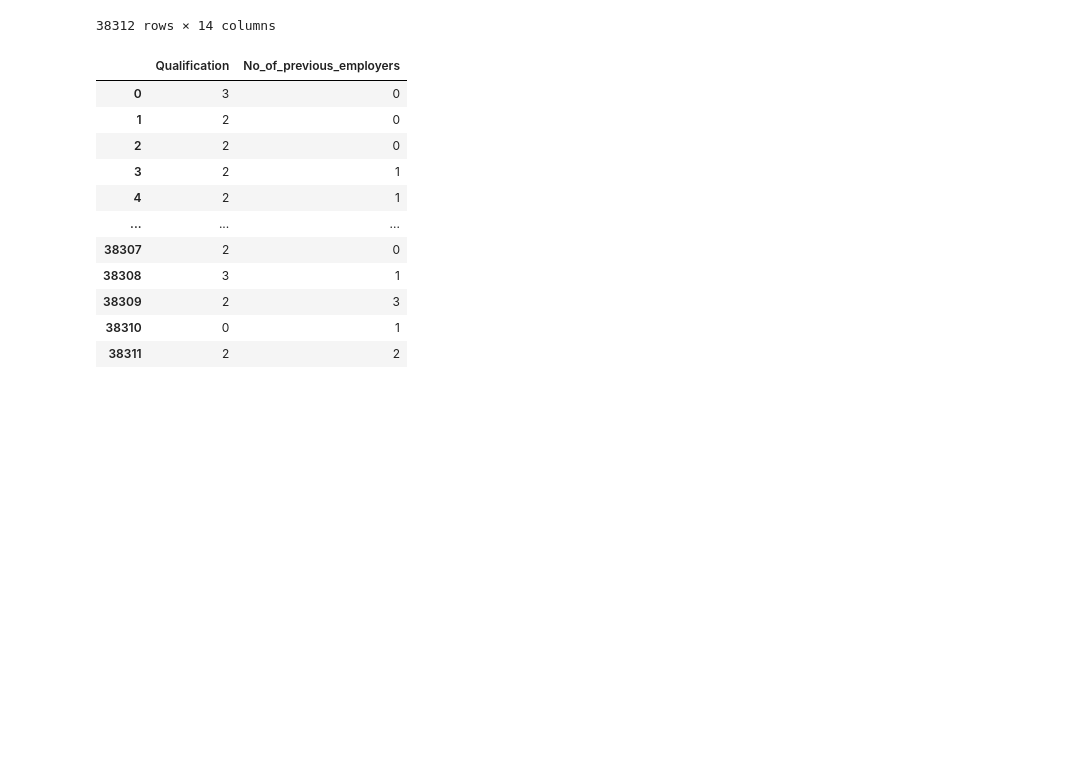
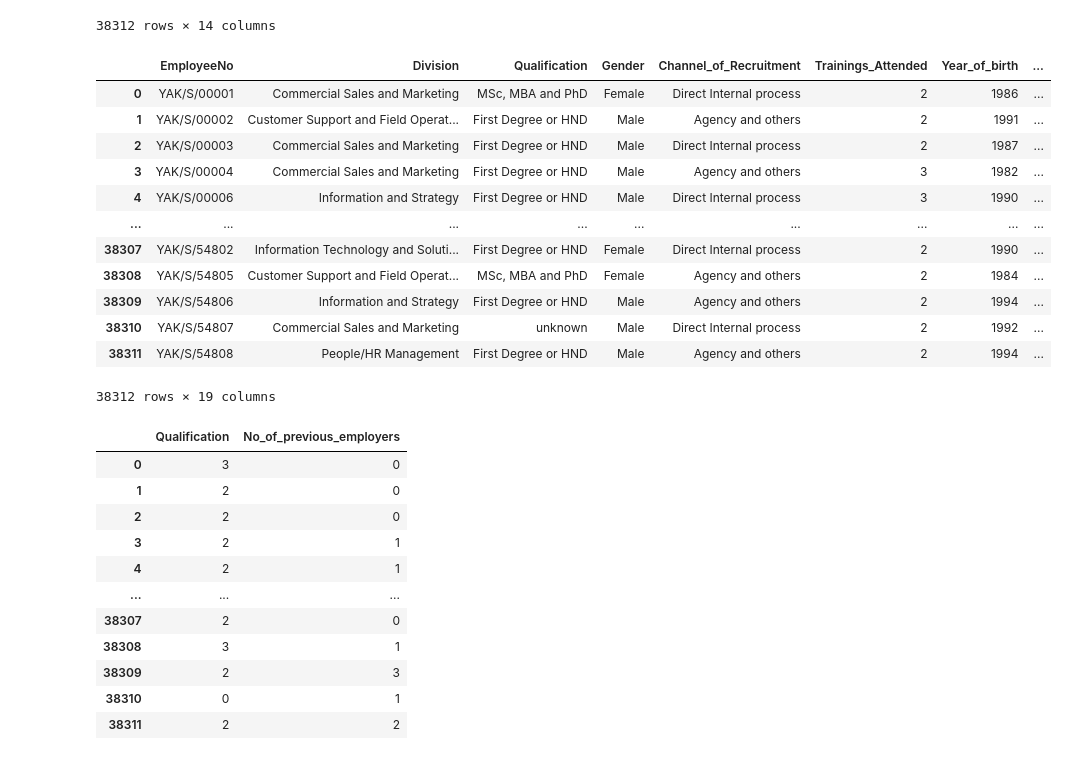
Before and after one commit to tizycki/intercampusai2019, a Jupyter notebook: data_exploration.ipynb, the cells around one changed output. Saved outputs shown, nothing was run; the diff lists cells and outputs as text; code cells hidden in the pictures; blank space fills up the shorter version.

```diff
--- a/data_exploration.ipynb
+++ b/data_exploration.ipynb
@@ -285 +314,17 @@ cat_pipeline = Pipeline(steps=[('label_enc_selector', FeatureSelector(label_enco
+# %%
+df_train
+# %% [output]
+|  | EmployeeNo | Division | Qualification | Gender | Channel_of_Recruitment | Trainings_Attended | Year_of_birth | ... |
+| 0 | YAK/S/00001 | Commercial Sales and Marketing | MSc, MBA and PhD | Female | Direct Internal process | 2 | 1986 | ... |
+| 1 | YAK/S/00002 | Customer Support and Field Operat... | First Degree or HND | Male | Agency and others | 2 | 1991 | ... |
+| 2 | YAK/S/00003 | Commercial Sales and Marketing | First Degree or HND | Male | Direct Internal process | 2 | 1987 | ... |
+| 3 | YAK/S/00004 | Commercial Sales and Marketing | First Degree or HND | Male | Agency and others | 3 | 1982 | ... |
+| 4 | YAK/S/00006 | Information and Strategy | First Degree or HND | Male | Direct Internal process | 3 | 1990 | ... |
+| ... | ... | ... | ... | ... | ... | ... | ... | ... |
+| 38307 | YAK/S/54802 | Information Technology and Soluti... | First Degree or HND | Female | Direct Internal process | 2 | 1990 | ... |
+| 38308 | YAK/S/54805 | Customer Support and Field Operat... | MSc, MBA and PhD | Female | Agency and others | 2 | 1984 | ... |
+| 38309 | YAK/S/54806 | Information and Strategy | First Degree or HND | Male | Agency and others | 2 | 1994 | ... |
+| 38310 | YAK/S/54807 | Commercial Sales and Marketing | unknown | Male | Direct Internal process | 2 | 1992 | ... |
+| 38311 | YAK/S/54808 | People/HR Management | First Degree or HND | Male | Agency and others | 2 | 1994 | ... |
+38312 rows × 19 columns
 # %%
```
Also changed, not shown: parts of 11 cells of this notebook.
